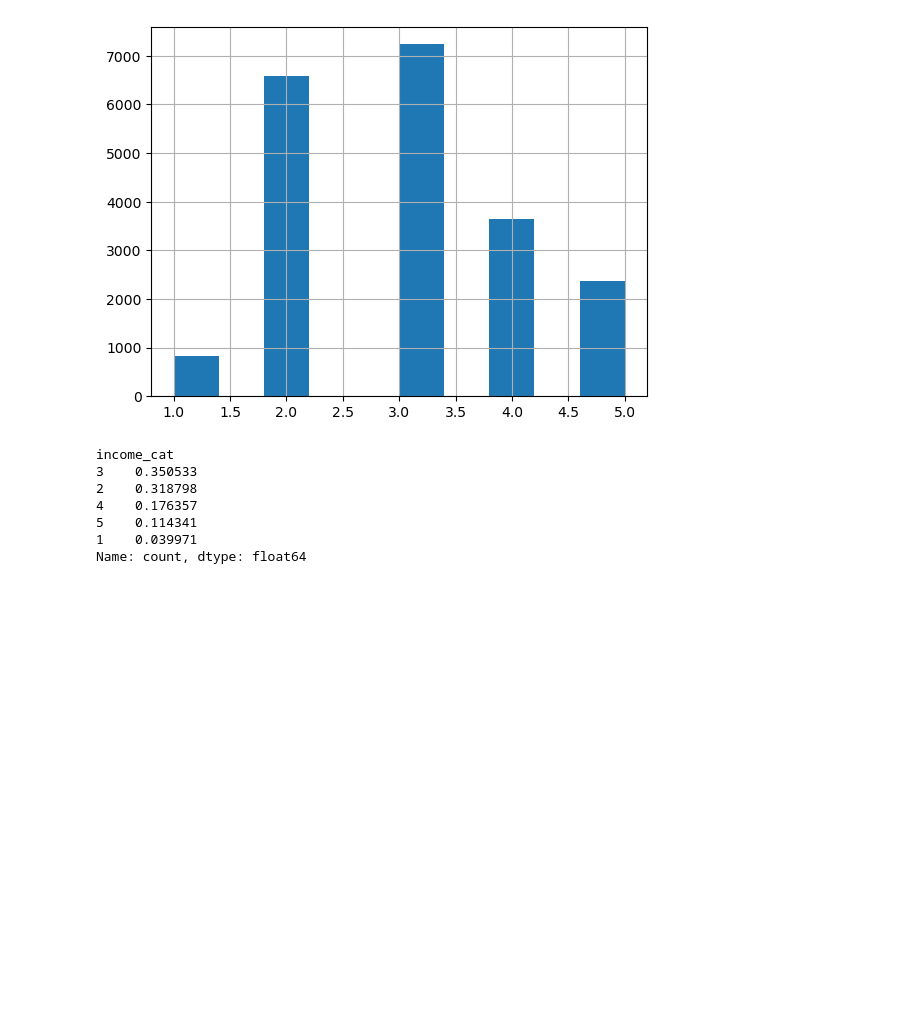
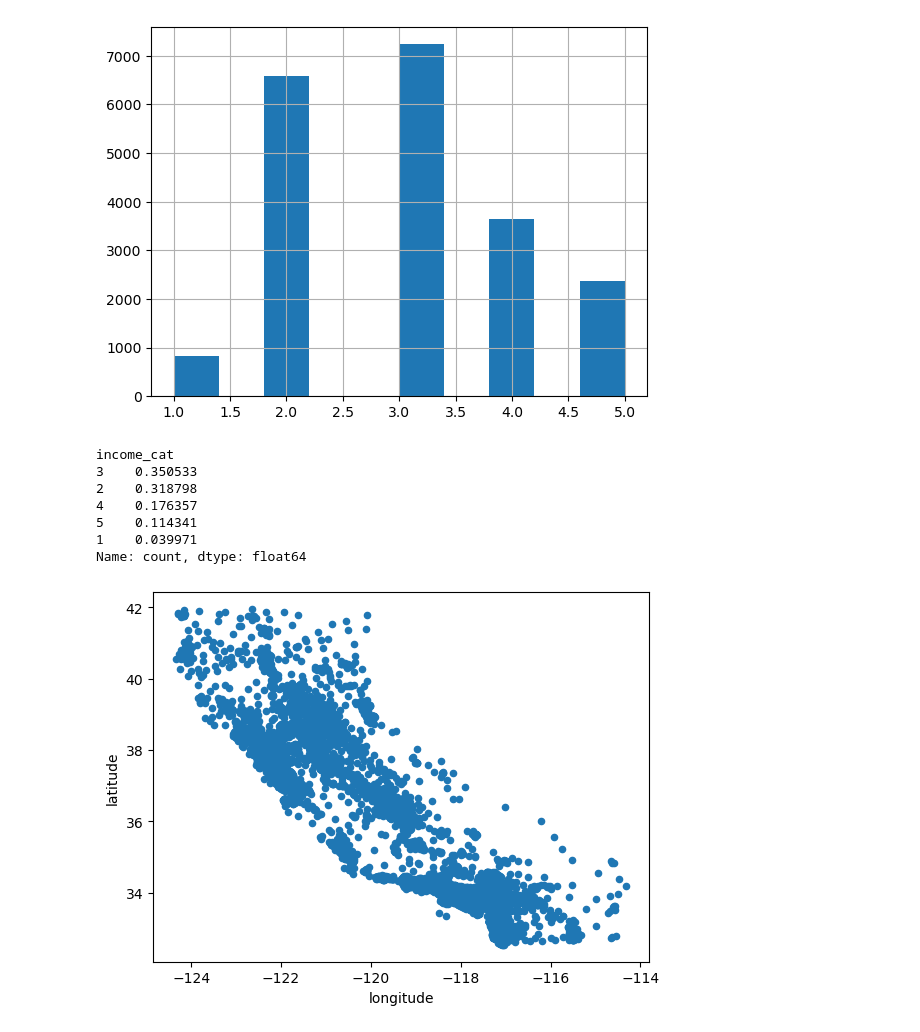
Before and after one commit to keshi-17/housing_price-dataset-Analysis, a Jupyter notebook: Housing.ipynb, the cells around one changed output. Drawn from its saved outputs; the diff is of its cells as text; code cells hidden in the pictures; blank space fills up the shorter version.

Commit message:
did visualization

```diff
--- a/Housing.ipynb
+++ b/Housing.ipynb
@@ -123,3 +123,10 @@ Name: count, dtype: float64
 # %%
 for set in (strat_train_set , strat_test_set) :
     set.drop("income_cat" , axis = 1 , inplace = True)
+# %%
+housing = strat_train_set.copy()
+# %%
+housing.plot(kind = "scatter" , x = "longitude" , y = "latitude")
+plt.savefig("bad_visualization");
+# %% [output]
+[figure, added]
```
Also changed, not shown: parts of 2 cells of this notebook, 3 other files.
